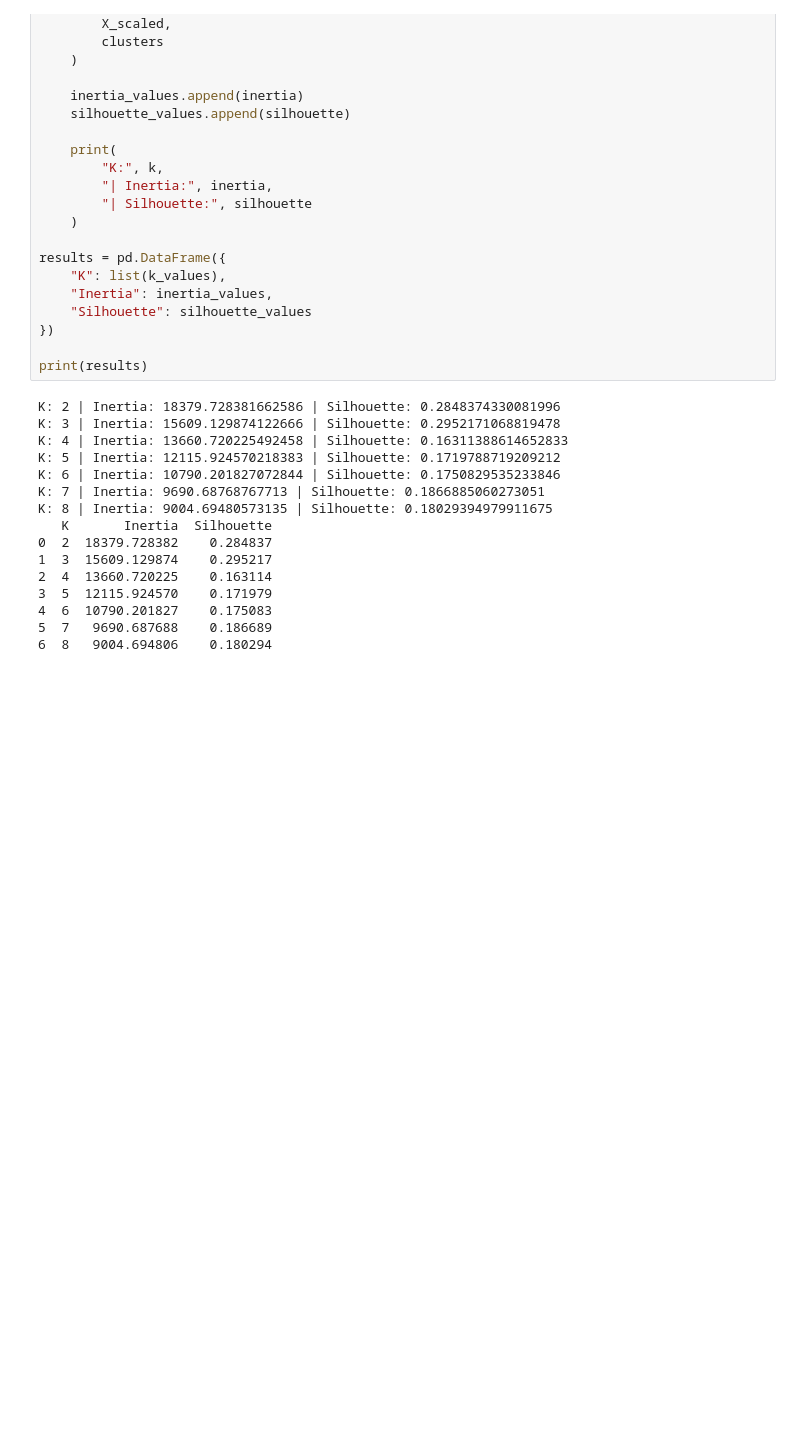
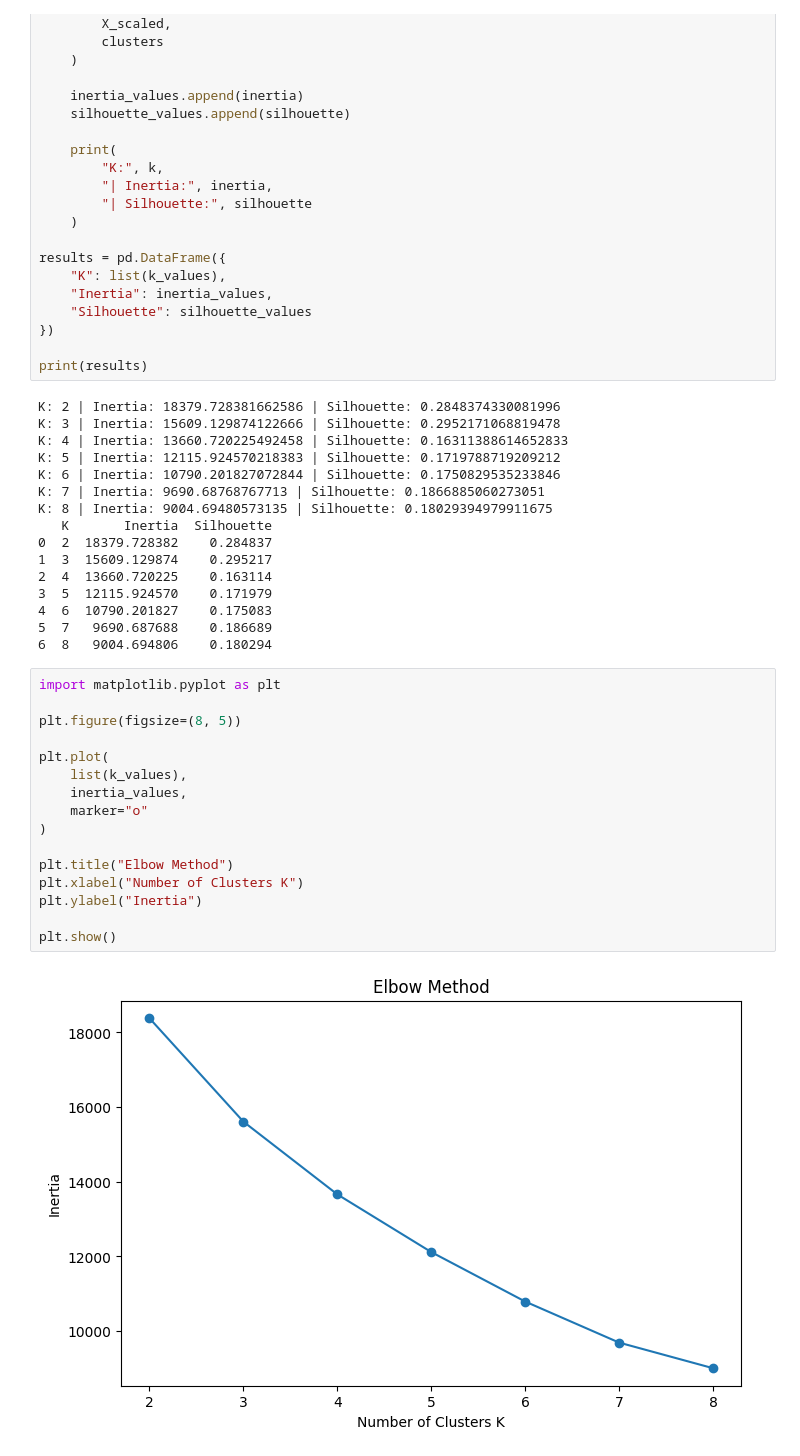
Before and after one commit to zakaryahari/movie-intelligence-pipeline, a Jupyter notebook: notebooks/Clustering_KMeans.ipynb, the cells around one changed output. Drawn from its saved outputs; the diff is of its cells as text; blank space fills up the shorter version.

Commit message:
visualize elbow and silhouette scores

```diff
--- a/notebooks/Clustering_KMeans.ipynb
+++ b/notebooks/Clustering_KMeans.ipynb
@@ -134,3 +134,21 @@ K: 8 | Inertia: 9004.69480573135 | Silhouette: 0.18029394979911675
 4  6  10790.201827    0.175083
 5  7   9690.687688    0.186689
 6  8   9004.694806    0.180294
+# %%
+import matplotlib.pyplot as plt
+
+plt.figure(figsize=(8, 5))
+
+plt.plot(
+    list(k_values),
+    inertia_values,
+    marker="o"
+)
+
+plt.title("Elbow Method")
+plt.xlabel("Number of Clusters K")
+plt.ylabel("Inertia")
+
+plt.show()
+# %% [output]
+[figure, added]
```
Also changed, not shown: parts of 1 cell of this notebook.
